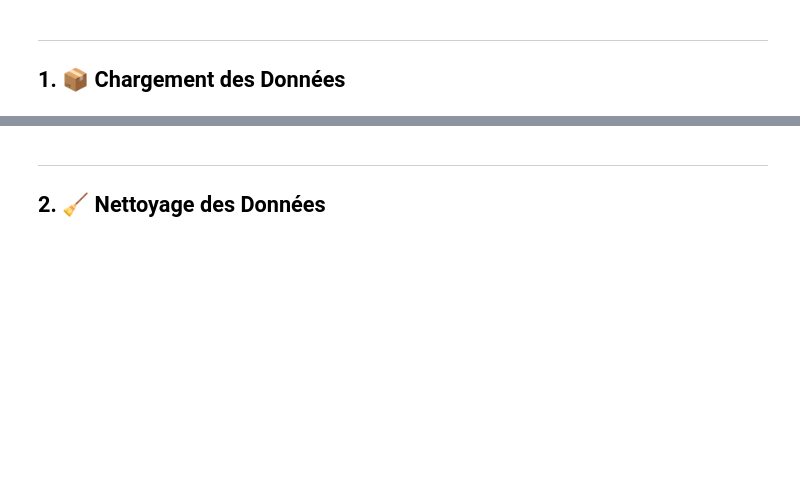
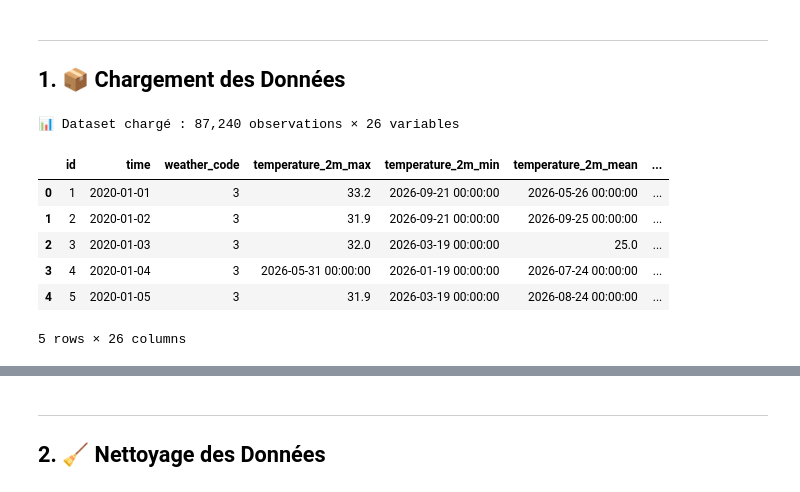
Before and after one commit to irchhjc/HACKATHON-INDABAX-CAMEROON-2026, a Jupyter notebook: starter_notebook_hackathon_indabax.ipynb, the cells around one changed output, grey strips where cells are left out. Drawn from its saved outputs; the diff is of its cells as text; code cells hidden in the pictures; blank space fills up the shorter version.

```diff
--- a/starter_notebook_hackathon_indabax.ipynb
+++ b/starter_notebook_hackathon_indabax.ipynb
@@ -64,13 +66,23 @@ print("✅ Imports effectués avec succès !")
 ## 1. 📦 Chargement des Données
 # %%
 # ── Chargement du dataset ─────────────────────────────────────────────────────
-# Adaptez le chemin selon votre environnement
-FILE_PATH = "Dataset_complet_Meteo.xlsx"  # <-- modifiez si besoin
+# Chargement depuis Google Sheets (export direct)
+SHEET_ID = "1-Z0EsdKuO266sEN93E2LY6P3t9gXg64ZZ_rsOReKmYs"
+FILE_PATH = f"https://docs.google.com/spreadsheets/d/{SHEET_ID}/export?format=xlsx"
 
 df_raw = pd.read_excel(FILE_PATH)
 
 print(f"📊 Dataset chargé : {df_raw.shape[0]:,} observations × {df_raw.shape[1]} variables")
 df_raw.head()
+# %% [output]
+📊 Dataset chargé : 87,240 observations × 26 variables
+|  | id | time | weather_code | temperature_2m_max | temperature_2m_min | temperature_2m_mean | ... |
+| 0 | 1 | 2020-01-01 | 3 | 33.2 | 2026-09-21 00:00:00 | 2026-05-26 00:00:00 | ... |
+| 1 | 2 | 2020-01-02 | 3 | 31.9 | 2026-09-21 00:00:00 | 2026-09-25 00:00:00 | ... |
+| 2 | 3 | 2020-01-03 | 3 | 32.0 | 2026-03-19 00:00:00 | 25.0 | ... |
+| 3 | 4 | 2020-01-04 | 3 | 2026-05-31 00:00:00 | 2026-01-19 00:00:00 | 2026-07-24 00:00:00 | ... |
+| 4 | 5 | 2020-01-05 | 3 | 31.9 | 2026-03-19 00:00:00 | 2026-08-24 00:00:00 | ... |
+5 rows × 26 columns
 # %%
 # ── Informations générales ───────────────────────────────────────────────────
 print("=" * 55)
```
Also changed, not shown: parts of 22 cells of this notebook.
